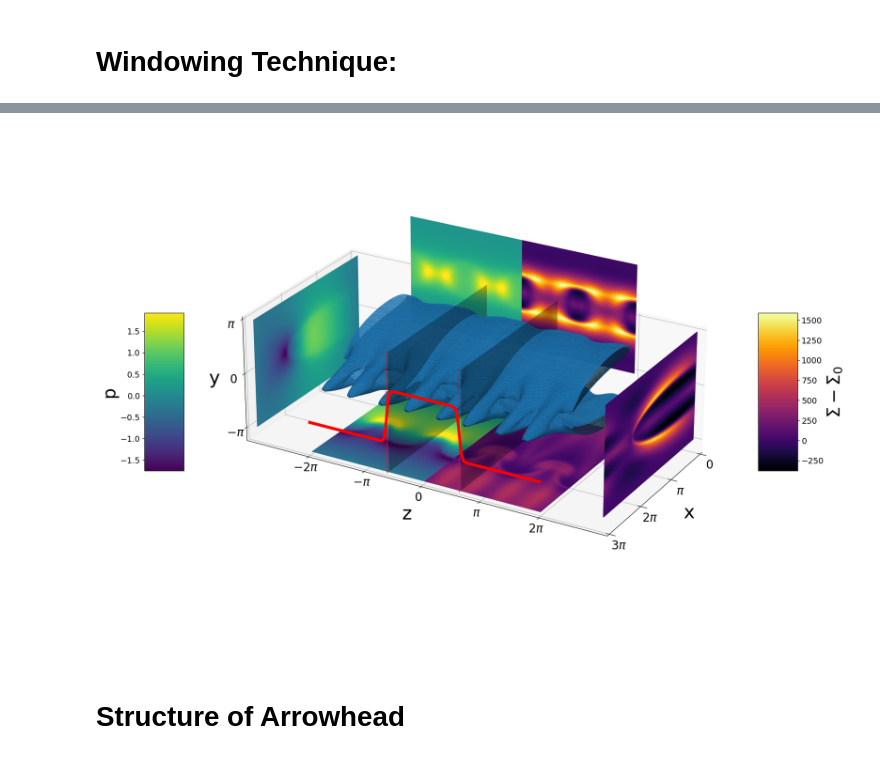
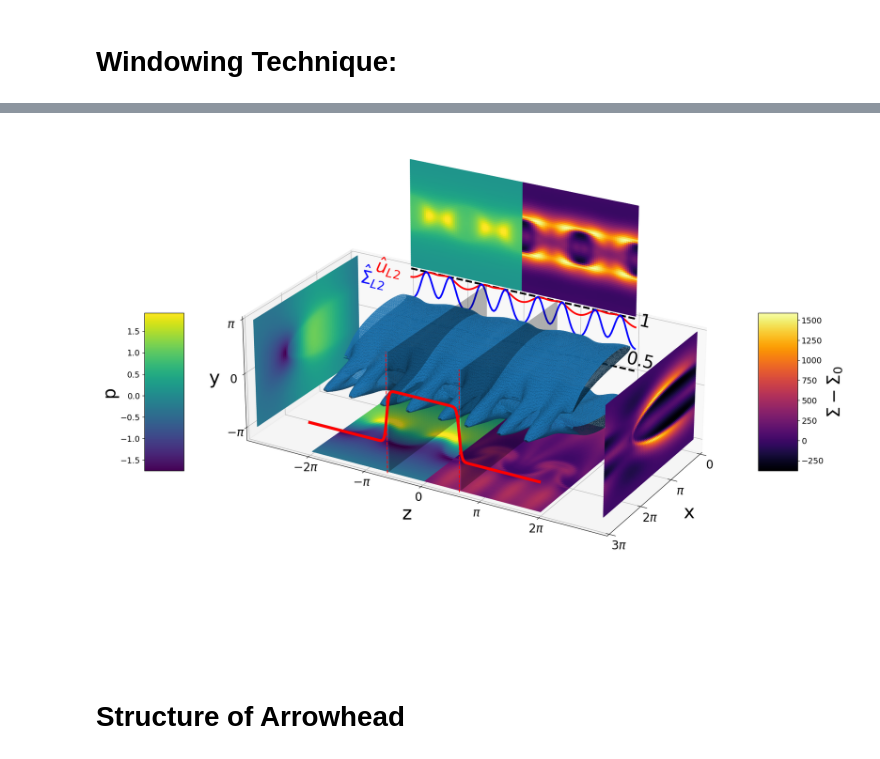
Before and after one commit to theolewy/vKolmogorov3D, a Jupyter notebook: jupyter_notebooks/arrowhead3D.ipynb, the cells around one changed output, grey strips where cells are left out. Cells and saved outputs as stored; diff of their text form; code cells hidden in the pictures.

```diff
--- a/jupyter_notebooks/arrowhead3D.ipynb
+++ b/jupyter_notebooks/arrowhead3D.ipynb
@@ -41,6 +41,6 @@ c11 = data_fields['c11'][-1,:,:,:] - base_flow['c11'][[0], None, :]
 c12 = data_fields['c12'][-1,:,:,:] - base_flow['c12'][[0], None, :]
 c22 = data_fields['c22'][-1,:,:,:] - base_flow['c22'][[0], None, :]
 c33 = data_fields['c33'][-1,:,:,:] - base_flow['c33'][[0], None, :]
-
+u = data_fields['u'][-1,:,:,:] - base_flow['u'][[0], None, :]
 trace = c11 + c22 + c33
 # %% [output]
@@ -57,7 +57,7 @@ mean_c22_y = np.mean(c22, axis=(0,1))
 
 Ny = mean_c22_y.shape[0]
 if mean_c22_y[0] > mean_c22_y[Ny//2]:
-    # u = shift_reflect(u, parity='odd')
+    u = shift_reflect(u, parity='odd')
     # v = shift_reflect(v, parity='even')
     p = shift_reflect(p, parity='even')
     trace = shift_reflect(trace, parity='even')
@@ -112,22 +112,27 @@ def plot_3D_surface(array1, x, y, z, ax=None, level_mult=0.7, level_val=None, zo
 # %%
 # Tile the periodic solution...
 roll_x = -3
+roll_z = -6
 
 trace_trans = np.roll(trace, shift=roll_x, axis=0)
-trace_trans = np.roll(trace_trans, shift=-7, axis=1)
+trace_trans = np.roll(trace_trans, shift=roll_z, axis=1)
 trace_tiled = np.tile(trace_trans, (1, 5, 1))
-
 trace_tiled = trace_tiled[:, Nz//2:-Nz//2, :]
 
-# Tile the periodic solution...
 p_trans = np.roll(p, shift=roll_x, axis=0)
-p_trans = np.roll(p_trans, shift=-7, axis=1)
+p_trans = np.roll(p_trans, shift=roll_z, axis=1)
 p_tiled = np.tile(p_trans, (1, 5, 1))
+p_tiled = p_tiled[:, Nz//2:-Nz//2, :]
+
+u_trans = np.roll(u, shift=roll_x, axis=0)
+u_trans = np.roll(u_trans, shift=roll_z, axis=1)
+u_tiled = np.tile(u_trans, (1, 5, 1))
+u_tiled = u_tiled[:, Nz//2:-Nz//2, :]
+
 
 x_tiled = x
 y_tiled = y
 z_tiled = np.concatenate([z-2*np.pi, z-1*np.pi, z , z+1*np.pi, z+2*np.pi])[Nz//2:-Nz//2]
-p_tiled = p_tiled[:, Nz//2:-Nz//2, :]
 
 Nz_tiled = Nz * 4
 # %%
@@ -177,6 +182,23 @@ ax.plot_surface(xgrid, (a+0.5*b) * np.ones_like(xgrid), ygrid, rstride=1, cstrid
 
 ax.plot_surface(xgrid, -(a+0.5*b) * np.ones_like(xgrid), ygrid, rstride=1, cstride=1,
                             color='k', shade=False, zorder=0.25, alpha=0.3)
+
+#### Plot periodicity
+u_metric = np.linalg.norm(u_tiled, axis=(0,2))
+u_metric /= np.max(u_metric)
+ax.plot(z_tiled, u_metric*6 - 3, zs=0, zdir='x', color='red', zorder=0.05, linewidth=3)
+ax.plot(z_tiled, 0 * np.ones_like(z_tiled), zs=0, zdir='x', color='black', linestyle='--', zorder=0.01, linewidth=3)
+ax.plot(z_tiled, 3 * np.ones_like(z_tiled), zs=0, zdir='x', color='black', linestyle='--', zorder=0.01, linewidth=3)
+trace_metric = np.linalg.norm(trace_tiled, axis=(0,2))
+trace_metric /= np.max(trace_metric)
+ax.plot(z_tiled, trace_metric*6-3, zs=0, zdir='x', color='blue', zorder=0.05, linewidth=3)
+ax.plot(z_tiled, 0 * np.ones_like(z_tiled), zs=0, zdir='x', color='black', linestyle='--', zorder=0.01, linewidth=3)
+ax.plot(z_tiled, 3 * np.ones_like(z_tiled), zs=0, zdir='x', color='black', linestyle='--', zorder=0.01, linewidth=3)
+
+ax.text(0,-2.7*np.pi, 2, r'$\hat u_{L2}$', 'y', color='red', fontsize=30)
+ax.text(0,-3*np.pi, 1.1, r'$\hat \Sigma_{L2}$', 'y', color='blue', fontsize=30)
+ax.text(0,1.8*np.pi, -0 *np.pi, r'$0.5$','y',  color='black', fontsize=30)
+ax.text(0,2*np.pi, 0.8*np.pi, r'$1$', 'y', color='black', fontsize=30)
 
 
 ### Get key p, trace terms
@@ -229,36 +251,36 @@ ax.plot_surface(xgrid_tr, 3*np.pi * np.ones_like(xgrid_tr), ygrid_tr, rstride=1,
 
 
 ## Get y-z plane
 
 zgrid, ygrid = np.meshgrid(z_tiled, y_tiled, sparse=False, indexing='ij')
 
 p_plane = p_tiled[Nx//2,:,:]
 tr_plane = trace_tiled[Nx//2,:,:]
 
 p_plane, zgrid_p, ygrid_p = p_plane[:Nz_tiled//2+1,:], zgrid[:Nz_tiled//2+1,:], ygrid[:Nz_tiled//2+1,:]
 facecolors_p = cmap_p((p_plane - min_p) / (max_p - min_p))
 
 tr_plane, zgrid_tr, ygrid_tr = tr_plane[Nz_tiled//2:,:], zgrid[Nz_tiled//2:,:], ygrid[Nz_tiled//2:,:]
 facecolors_tr = cmap_tr((tr_plane - min_tr) / (max_tr - min_tr))
 
-ax.plot_surface(np.zeros_like(zgrid_p), zgrid_p, ygrid_p+3, rstride=1, cstride=1,
+ax.plot_surface(np.zeros_like(zgrid_p), zgrid_p, ygrid_p+2*np.pi, rstride=1, cstride=1,
                             facecolors=facecolors_p, shade=False, zorder=0.01)
-ax.plot_surface(np.zeros_like(zgrid_tr), zgrid_tr, ygrid_tr + 3, rstride=1, cstride=1,
+ax.plot_surface(np.zeros_like(zgrid_tr), zgrid_tr, ygrid_tr+2*np.pi, rstride=1, cstride=1,
                             facecolors=facecolors_tr, shade=False, zorder=0.01)
 
 
 sm_p.set_array([])  # Necessary for ScalarMappable to work with colorbar
 cbar = plt.colorbar(sm_p, ax=ax, shrink=0.2, aspect=4, location='left', pad=0.03)
 cbar.set_label(label='p', size=30)
 
 sm_tr.set_array([])  # Necessary for ScalarMappable to work with colorbar
 cbar = plt.colorbar(sm_tr, ax=ax, shrink=0.2, aspect=4, location='right')
 cbar.set_label(label=r'$\Sigma - \Sigma_0$', size=30)
 
 
 plt.tight_layout()
 # %% [output]
-[figure, old version]
+[figure, new version]
 # %% [markdown]
 # Structure of Arrowhead
 # %% [markdown]
```
Also changed, not shown: parts of 6 cells of this notebook, 2 other files.
